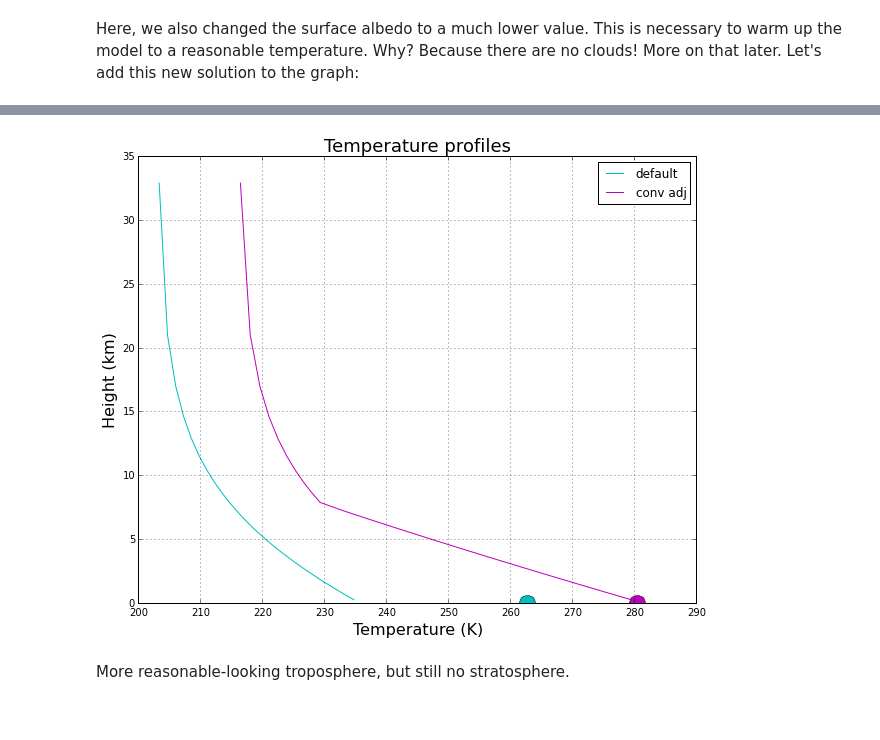
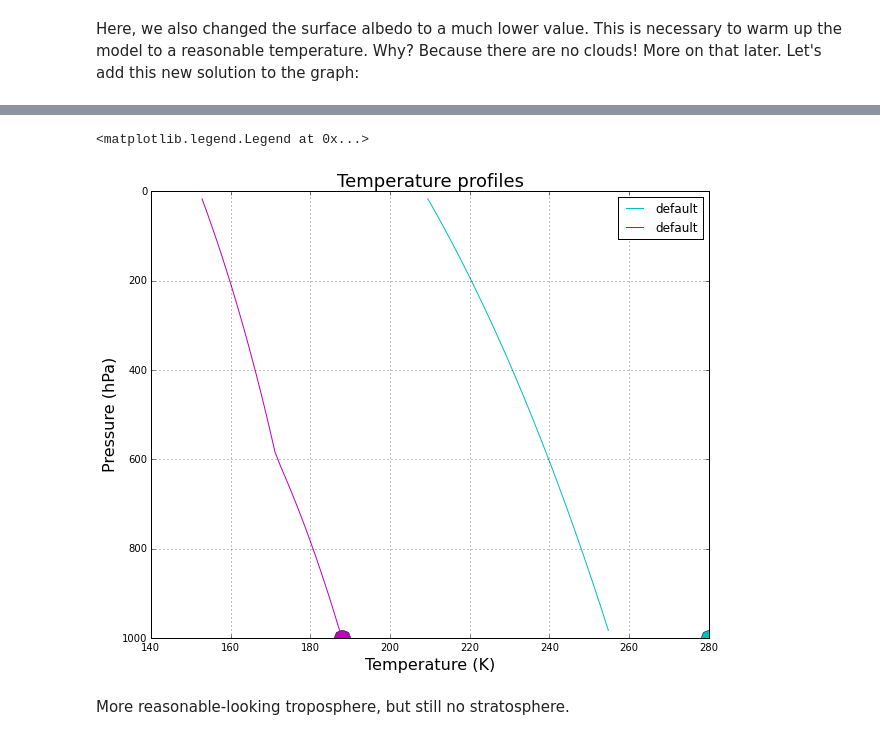
Before and after one commit to climlab/climlab, a Jupyter notebook: courseware/The spectral column model.ipynb, the cells around one changed output, grey strips where cells are left out. Cells and saved outputs as stored; diff of their text form; code cells hidden in the pictures.

```diff
--- a/courseware/The spectral column model.ipynb
+++ b/courseware/The spectral column model.ipynb
@@ -49,14 +50,17 @@ col1.integrate_years(1)
 Integrating for 365 steps, 365.2422 days, or 1 years.
 Total elapsed time is 0.999336878378 years.
 # %%
+level = col1.lev
 fig = plt.figure( figsize=(10,8) )
 ax = fig.add_subplot(111)
 #  Here I'm plotting as a function of height, using a built-in function to convert from pressure to height
-ax.plot( col1.Tatm, col1.lev, 'c-', label='default' )
+ax.plot( col1.Tatm, np.log(level/const.ps), 'c-', label='default' )
 ax.plot( col1.Ts, 0, 'co', markersize=16 )
+ax.invert_yaxis()
 ax.set_xlabel('Temperature (K)', fontsize=16)
-ax.set_ylabel('Height (km)', fontsize=16 )
+ax.set_ylabel('Pressure (hPa)', fontsize=16 )
+ax.set_yticks( np.log(level/const.ps) )
+ax.set_yticklabels( level )
 ax.set_title('Temperature profiles', fontsize = 18)
-ax.legend()
 ax.grid()
 # %% [output]
@@ -70,0 +72,4 @@ col2.Step_Forward(num_steps=500)
+# %%
+col2 = climlab.RadiativeConvectiveModel( adj_lapse_rate=6. )
+col2.add_subprocess('SW', sw)
+print col2
@@ -73,17 +95,21 @@ Here, we also changed the surface albedo to a much lower value. This is necessar
 # %%
-fig = figure( figsize=(10,8) )
+fig = plt.figure( figsize=(10,8) )
 ax = fig.add_subplot(111)
-ax.plot( col1.Tatm, col1.compute_height()/1000., 'c-', label='default' )
-ax.plot( col1.Ts, 0, 'co', markersize=16 )
-ax.plot( col2.Tatm, col1.compute_height()/1000., 'm-', label='conv adj' )
-ax.plot( col2.Ts, 0, 'mo', markersize=16 )
+ax.plot( col1.Tatm, col1.lev, 'c-', label='default' )
+ax.plot( col1.Ts, 1000, 'co', markersize=16 )
+ax.plot(col2.Tatm, level, 'm-', label='default' )
+ax.plot(col2.Ts, 1000, 'mo', markersize=16 )
+ax.invert_yaxis()
 ax.set_xlabel('Temperature (K)', fontsize=16)
-ax.set_ylabel('Height (km)', fontsize=16 )
+ax.set_ylabel('Pressure (hPa)', fontsize=16 )
+#ax.set_yticks( np.log(level/const.ps) )
+#ax.set_yticklabels( level )
 ax.set_title('Temperature profiles', fontsize = 18)
+ax.grid()
 ax.legend()
-ax.grid()
 # %% [output]
+<matplotlib.legend.Legend at 0x...>
-[figure, old version]
+[figure, new version]
 # %% [markdown]
 More reasonable-looking troposphere, but still no stratosphere.
 # %% [markdown]
```
Also changed, not shown: parts of 5 cells of this notebook.
